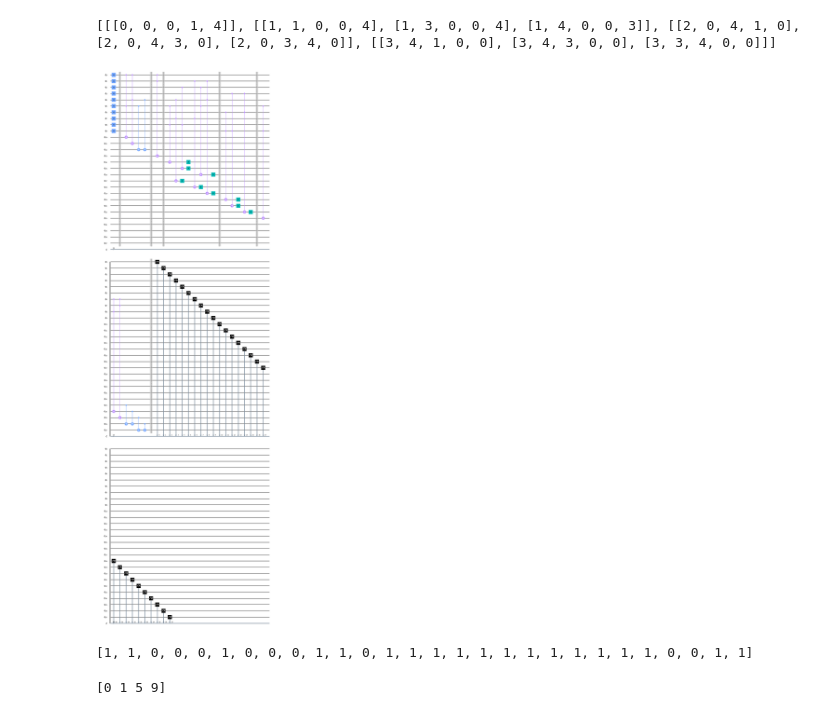
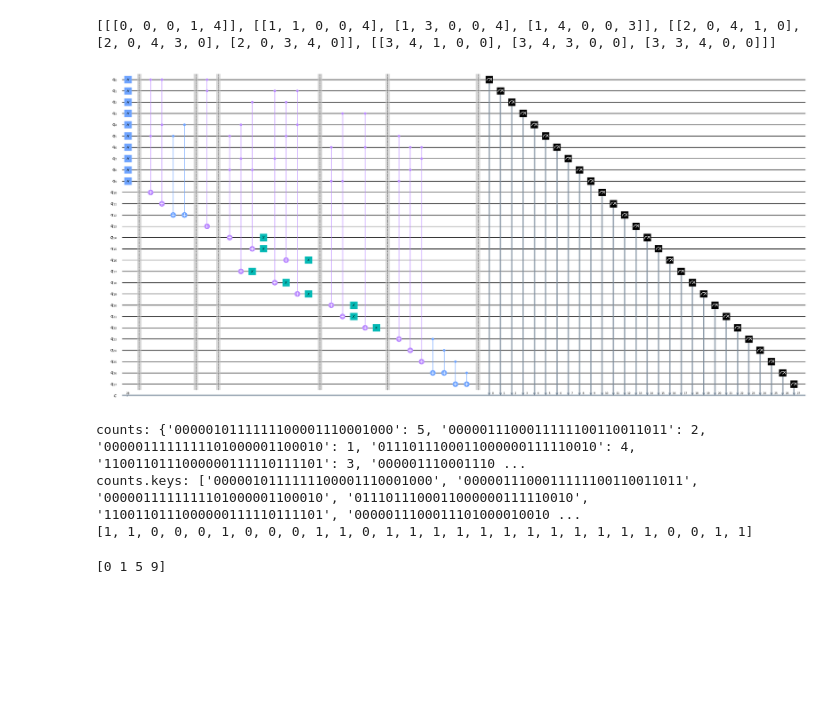
Before and after one commit to kumagaimasahito/Eternity, a Jupyter notebook: eternity_group2.ipynb, the cells around one changed output. Cells and saved outputs as stored; diff of their text form; code cells hidden in the pictures; blank space fills up the shorter version.

```diff
--- a/eternity_group2.ipynb
+++ b/eternity_group2.ipynb
@@ -199,42 +198,43 @@ circuit.barrier()
 circuit.ccx(0,1,13)
 circuit.barrier()
 #ピース1の置き方を１つだけにする
 circuit.ccx(5,8,14)
 circuit.ccx(8,2,15)
 circuit.ccx(5,2,16)
 circuit.x([14,15,16])
 #ピース2の置き方を１つだけにする
 circuit.ccx(4,7,17)
 circuit.ccx(7,1,18)
 circuit.ccx(4,1,19)
 circuit.x([17,18,19])
 circuit.barrier()
 #ピース3の置き方を１つだけにする
 circuit.ccx(6,9,20)
 circuit.ccx(9,3,21)
 circuit.ccx(6,3,22)
 circuit.x([20,21,22])
 circuit.barrier()
 #左下と右下のつながり
 circuit.ccx(5,9,23)
 circuit.ccx(8,6,24)
 circuit.ccx(7,6,25)
 circuit.cx(23,26)
 circuit.cx(24,26)
 circuit.cx(25,27)
 circuit.cx(26,27)
 circuit.barrier()
 circuit.measure(range(qbitsnum+ansiranum),range(qbitsnum+ansiranum))
-circuit.draw(output='mpl')
+circuit.draw(output='mpl', fold=120)
 # %% [output]
-[figure, old version]
+[figure, new version]
 # %%
 simulator = Aer.get_backend('qasm_simulator')
 result=execute(circuit, backend=simulator, shots=2000).result()
 counts=result.get_counts()
-#print(counts)
+print("counts:", counts)
 #for j, item in enumerate(counts):
 a = [i for i in counts.keys()]
+print("counts.keys:", a)
 res_ok=[]
 for item in enumerate(a):
     #res = [int(i) for i in a[0][::-1]]
@@ -248,6 +248,8 @@ for item in enumerate(a):
         print(res)
         res_ok.append(res[:qbitsnum])
 # %% [output]
+counts: {'0000010111111100001110001000': 5, '0000011100011111100110011011': 2, '0000011111111101000001100010': 1, '0111011100011000000111110010': 4, '1100110111000000111110111101': 3, '000001110001110 ...
+counts.keys: ['0000010111111100001110001000', '0000011100011111100110011011', '0000011111111101000001100010', '0111011100011000000111110010', '1100110111000000111110111101', '0000011100011101000010010 ...
 [1, 1, 0, 0, 0, 1, 0, 0, 0, 1, 1, 0, 1, 1, 1, 1, 1, 1, 1, 1, 1, 1, 1, 1, 0, 0, 1, 1]
 # %%
 for item in res_ok:
```
Also changed, not shown: parts of 6 cells of this notebook.
